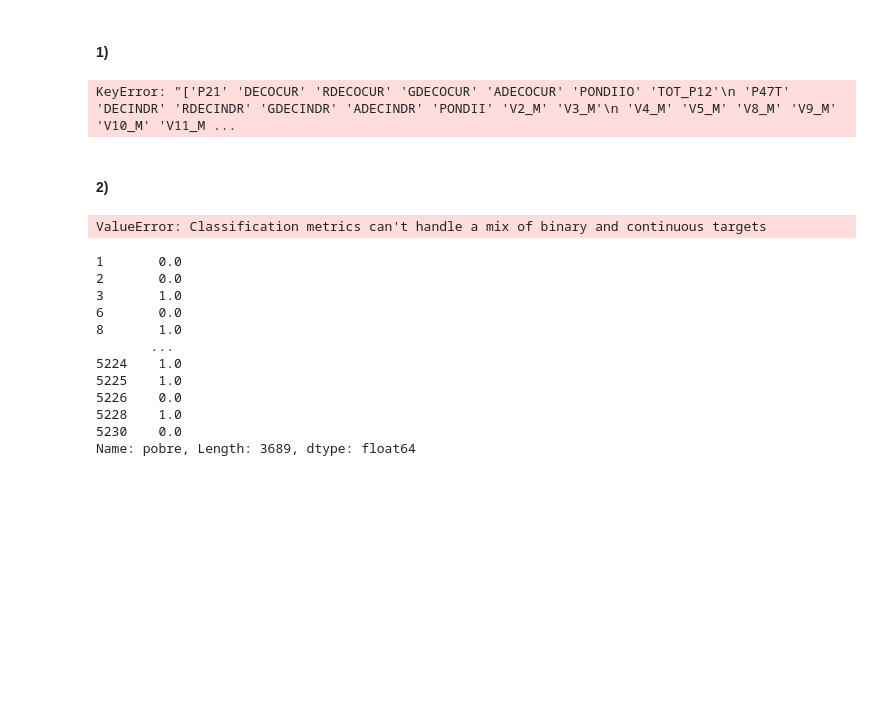
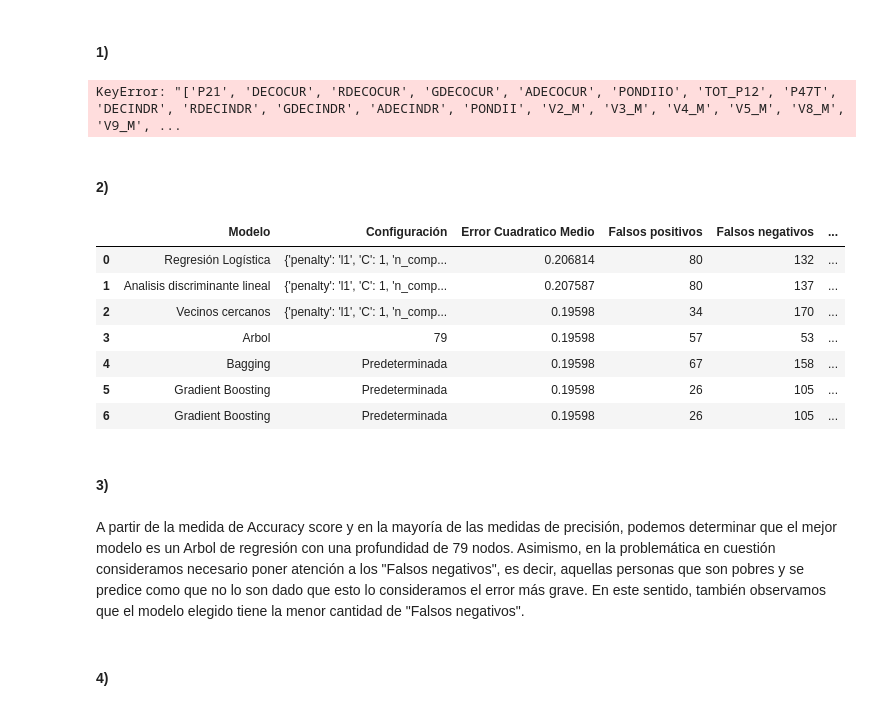
Before and after one commit to hpilar/TrabajosPracticos-Grupo4, a Jupyter notebook: TP4/TP4.ipynb, the cells around one changed output. Cells and saved outputs as stored; diff of their text form; code cells hidden in the pictures; blank space fills up the shorter version.

```diff
--- a/TP4/TP4.ipynb
+++ b/TP4/TP4.ipynb
@@ -123,7 +114,7 @@ Para la limpieza a conciencia de la base de datos eliminaremos, en primer lugar,
 # %%
 # Limpiamos la base de los datos nulos
 # Eliminamos columnas que tienen más del 50% de observaciones vacías
-df_ba_unido_limpio = df_ba_unido.dropna(axis=1, thresh=3372)
+df_ba_unido_limpio = df_ba_unido.dropna(axis=1, thresh= len(df_ba_unido)/2 )
 # %% [markdown]
 En segundo lugar, eliminamos los outliers de nuestras variables, dado que también pueden generar problemas en nuestras predicciones. Consideramos outliers todas las observaciones que están en el cuantil 1% superior e inferior.
 # %%
@@ -587,6 +596,10 @@ from sklearn.ensemble import BaggingRegressor
 from sklearn.ensemble import RandomForestRegressor
 from sklearn.ensemble import GradientBoostingRegressor
 from sklearn.ensemble import AdaBoostRegressor
+from sklearn.ensemble import BaggingClassifier
+from sklearn.ensemble import RandomForestClassifier
+from sklearn.ensemble import GradientBoostingClassifier
+from sklearn.ensemble import AdaBoostClassifier
 
 def evalua_metodo(nombre_modelo, X_train, y_train, X_test, y_test, p=None, c=None, n_components=None, k_rango_min=None,
                   k_rango_max=None) :
@@ -730,7 +743,7 @@ def evalua_metodo(nombre_modelo, X_train, y_train, X_test, y_test, p=None, c=Non
 
     if nombre_modelo == "bagging":
 
-        regressor = BaggingRegressor(n_estimators=10, max_samples= 200, random_state=0)
+        regressor = BaggingClassifier(n_estimators=10, max_samples= 200, random_state=0)
         regressor.fit(X_train, y_train)
         y_pred_bagging = regressor.predict(X_test)
         # Armamos la matriz de confusión.
@@ -745,9 +758,10 @@ def evalua_metodo(nombre_modelo, X_train, y_train, X_test, y_test, p=None, c=Non
         prec = tp/(tp+fp)
         # Calculamos el ECM
         ecm = mean_squared_error(y_test, y_pred_bagging)
+        depth_optimo = []
 
     if nombre_modelo == "random_forest":
-        regressor = RandomForestRegressor(n_estimators=10, max_samples=200, max_features=9, random_state=0)
+        regressor = RandomForestClassifier(n_estimators=10, max_samples=200, max_features=9, random_state=0)
         regressor.fit(X_train, y_train)
         y_pred_randomf = regressor.predict(X_test)
         # Armamos la matriz de confusión.
@@ -762,9 +776,10 @@ def evalua_metodo(nombre_modelo, X_train, y_train, X_test, y_test, p=None, c=Non
         prec = tp/(tp+fp)
         # Calculamos el ECM
         ecm = mean_squared_error(y_test, y_pred_randomf)
+        depth_optimo = []
 
     if nombre_modelo == "gradient_boosting":
-        regressor = GradientBoostingRegressor(n_estimators=10, max_depth=9, random_state=0)
+        regressor = GradientBoostingClassifier(n_estimators=10, max_depth=9, random_state=0)
         regressor.fit(X_train, y_train)
         y_pred_gb = regressor.predict(X_test)
         # Armamos la matriz de confusión.
@@ -779,6 +794,7 @@ def evalua_metodo(nombre_modelo, X_train, y_train, X_test, y_test, p=None, c=Non
         prec = tp/(tp+fp)
         # Calculamos el ECM
         ecm = mean_squared_error(y_test, y_pred_gb)
+        depth_optimo = []
 
     metricas = {"Falsos positivos": fp, "Falsos negativos": fn, "Verdaderos positivos": tp, "Verdaderos negativos": tn, "Valor AUC" : "%.4f" %auc, "Accuracy score": "%.2f" %accuracy, "Precisión": prec, "ECM": ecm}
 
@@ -817,9 +833,9 @@ def cross_validation(nombre_modelo, k_particiones, X, y, p, c, n_components, k_r
 
     K = k_particiones
 
-    ecms = pd.DataFrame(columns=["grado", "particion", "ECM"])
+    ecms = pd.DataFrame(columns=["particion", "ECM"])
 
-    for grado in range(2, 10):
+    for i in range(2, 10):
 
         kf = KFold(n_splits=K, shuffle=True, random_state=100)
 
@@ -841,9 +857,9 @@ def cross_validation(nombre_modelo, k_particiones, X, y, p, c, n_components, k_r
             metricas, k_usados, depth_optimo = evalua_metodo(nombre_modelo, X_train, y_train, X_test, y_test, p, c, n_components, k_rango_min,
                                                k_rango_max)
 
-            ecms = ecms.append({"grado": grado, "particion": i, "ECM": metricas.get("ECM")}, ignore_index=True)
+            ecms = ecms.append({"particion": i, "ECM": metricas.get("ECM")}, ignore_index=True)
 
-    ecms = ecms.astype({"grado":int, "particion":int})
+    ecms = ecms.astype({"particion":int})
     promedio_ecms = ecms["ECM"].mean()
 
     return promedio_ecms
@@ -985,7 +1001,6 @@ norespondieron.drop(columns= ["P21", "DECOCUR", "RDECOCUR", "GDECOCUR", "ADECOCU
 respondieron.drop(columns=["adulto_equiv", "ad_equiv_hogar", "ingreso_necesario", "id"], inplace=True)
 norespondieron.drop(columns=["adulto_equiv", "ad_equiv_hogar", "id"], inplace=True)
 # Eliminamos la columna de hogar por ser un tipo de id
-respondieron.drop(columns=["hogar"], inplace=True)
 respondieron.drop(columns=["Edad"], inplace=True)
 norespondieron.drop(columns=["Edad"], inplace=True)
 respondieron.drop(columns=["CODUSU"], inplace=True)
@@ -996,30 +1011,29 @@ X = respondieron[respondieron.columns.difference(["pobre"])]
 # Añadimos la constante
 X["cte"]=1
 # %% [output]
-KeyError: "['P21' 'DECOCUR' 'RDECOCUR' 'GDECOCUR' 'ADECOCUR' 'PONDIIO' 'TOT_P12'\n 'P47T' 'DECINDR' 'RDECINDR' 'GDECINDR' 'ADECINDR' 'PONDII' 'V2_M' 'V3_M'\n 'V4_M' 'V5_M' 'V8_M' 'V9_M' 'V10_M' 'V11_M ...
+KeyError: "['P21', 'DECOCUR', 'RDECOCUR', 'GDECOCUR', 'ADECOCUR', 'PONDIIO', 'TOT_P12', 'P47T', 'DECINDR', 'RDECINDR', 'GDECINDR', 'ADECINDR', 'PONDII', 'V2_M', 'V3_M', 'V4_M', 'V5_M', 'V8_M', 'V9_M', ...
 # %% [markdown]
 #### 2)
-# %%
-# Armamos un diccionario con múltiples configuraciones
-
-configuraciones = [{"penalty":'l2', "C": 2, "n_components": 1, "k_rango_min": 1, "k_rango_max": 5}]
-# Evaluamos múltiples métodos con la función correspondiente
-
-evalua_multiples_metodos(configuraciones, 5, X, y)
-# %% [output]
-ValueError: Classification metrics can't handle a mix of binary and continuous targets
+# %%
+configuraciones = [{"penalty":'l1', "C": 1, "n_components": 1, "k_rango_min": 1, "k_rango_max": 5}]
+# Evaluamos múltiples métodos con la función correspondiente
+
+tabla_comparativa = evalua_multiples_metodos(configuraciones, 10, X, y)
 # %%
-y
+# Observamos los resultados
+tabla_comparativa
 # %% [output]
-1       0.0
-2       0.0
-3       1.0
-6       0.0
-8       1.0
-       ...
-5224    1.0
-5225    1.0
-5226    0.0
-5228    1.0
-5230    0.0
-Name: pobre, Length: 3689, dtype: float64
+|  | Modelo | Configuración | Error Cuadratico Medio | Falsos positivos | Falsos negativos | ... |
+| 0 | Regresión Logística | {'penalty': 'l1', 'C': 1, 'n_comp... | 0.206814 | 80 | 132 | ... |
+| 1 | Analisis discriminante lineal | {'penalty': 'l1', 'C': 1, 'n_comp... | 0.207587 | 80 | 137 | ... |
+| 2 | Vecinos cercanos | {'penalty': 'l1', 'C': 1, 'n_comp... | 0.19598 | 34 | 170 | ... |
+| 3 | Arbol | 79 | 0.19598 | 57 | 53 | ... |
+| 4 | Bagging | Predeterminada | 0.19598 | 67 | 158 | ... |
+| 5 | Gradient Boosting | Predeterminada | 0.19598 | 26 | 105 | ... |
+| 6 | Gradient Boosting | Predeterminada | 0.19598 | 26 | 105 | ... |
+# %% [markdown]
+#### 3)
+# %% [markdown]
+A partir de la medida de Accuracy score y en la mayoría de las medidas de precisión, podemos determinar que el mejor modelo es un Arbol de regresión con una profundidad de 79 nodos. Asimismo, en la problemática en cuestión consideramos necesario poner atención a los "Falsos negativos", es decir, aquellas personas que son pobres y se predice como que no lo son dado que esto lo consideramos el error más grave. En este sentido, también observamos que el modelo elegido tiene la menor cantidad de "Falsos negativos".
+# %% [markdown]
+#### 4)
```
Also changed, not shown: parts of 16 cells of this notebook.
